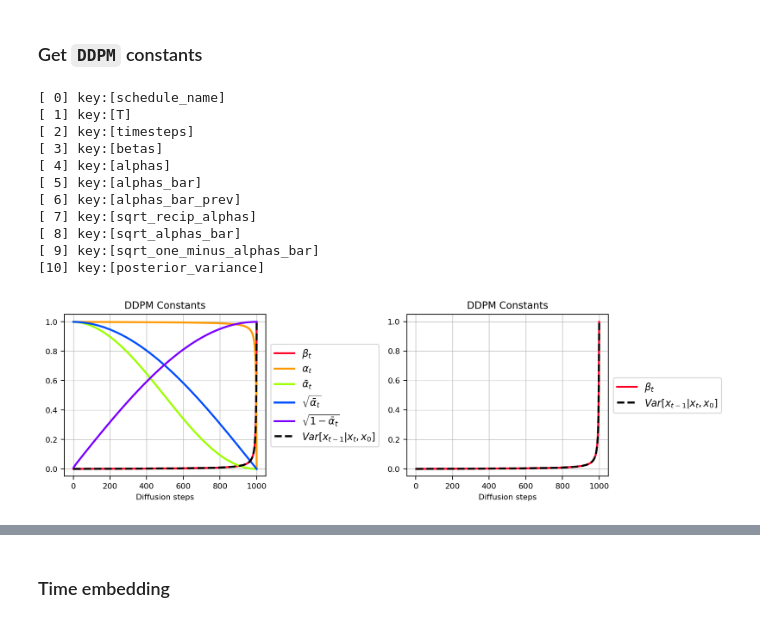
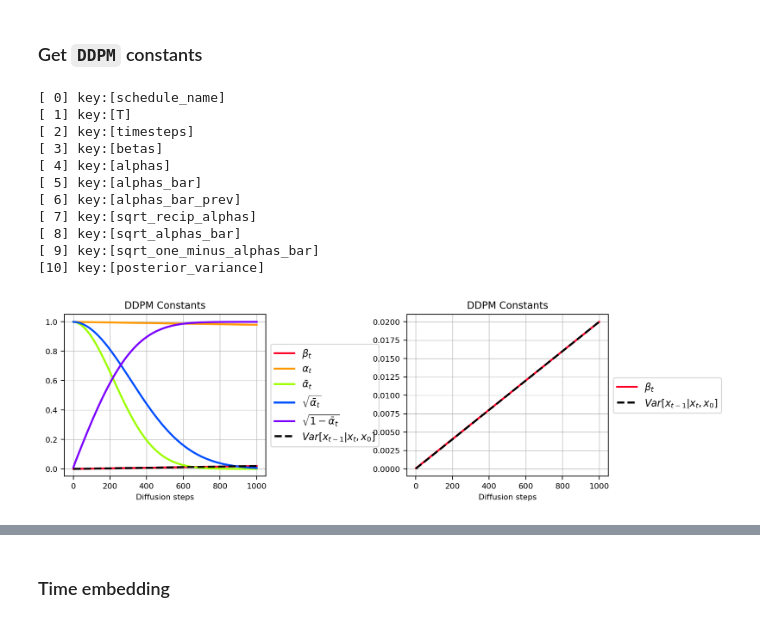
Before and after one commit to sjchoi86/yet-another-pytorch-tutorial-v2, a Jupyter notebook: code/diffusion_constants.ipynb, the cells around one changed output, grey strips where cells are left out. Cells and saved outputs as stored; diff of their text form; code cells hidden in the pictures.

```diff
--- a/code/diffusion_constants.ipynb
+++ b/code/diffusion_constants.ipynb
@@ -48,23 +47,23 @@ $$
 ### Get `DDPM` constants
 # %%
 dc = get_ddpm_constants(
-    schedule_name = 'cosine', # 'linear', 'cosine'
+    schedule_name = 'linear', # 'linear', 'cosine'
     T             = 1000,
     np_type       = np.float32,
 )
 for k_idx,key in enumerate(dc.keys()):
     print ("[%2d] key:[%s]"%(k_idx,key))
 plot_ddpm_constants(dc)
 # %% [output]
 [ 0] key:[schedule_name]
 [ 1] key:[T]
 [ 2] key:[timesteps]
 [ 3] key:[betas]
 [ 4] key:[alphas]
 [ 5] key:[alphas_bar]
 [ 6] key:[alphas_bar_prev]
 [ 7] key:[sqrt_recip_alphas]
 [ 8] key:[sqrt_alphas_bar]
 [ 9] key:[sqrt_one_minus_alphas_bar]
 [10] key:[posterior_variance]
-[figure, old version]
+[figure, new version]
```
Also changed, not shown: parts of 4 cells of this notebook, 3 other files.
